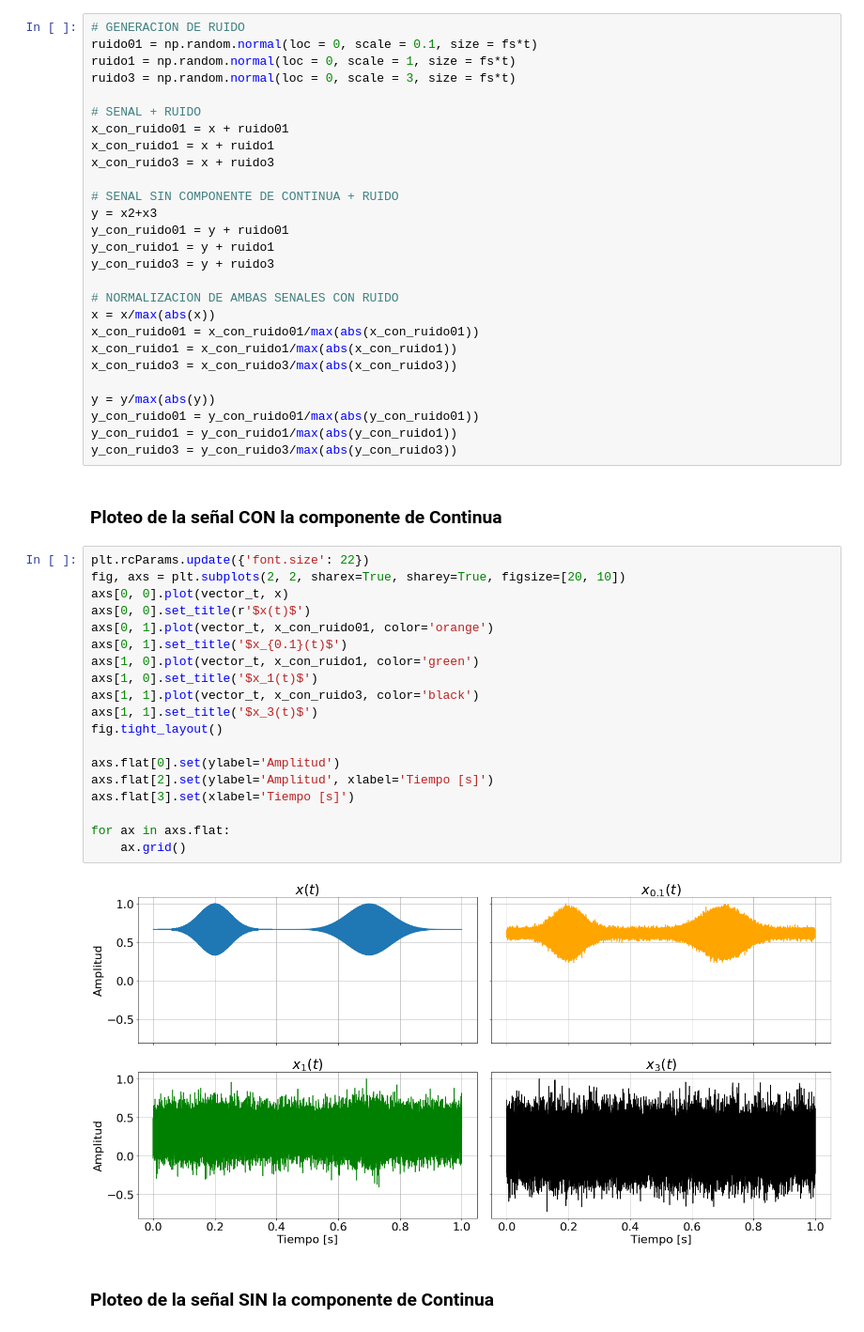
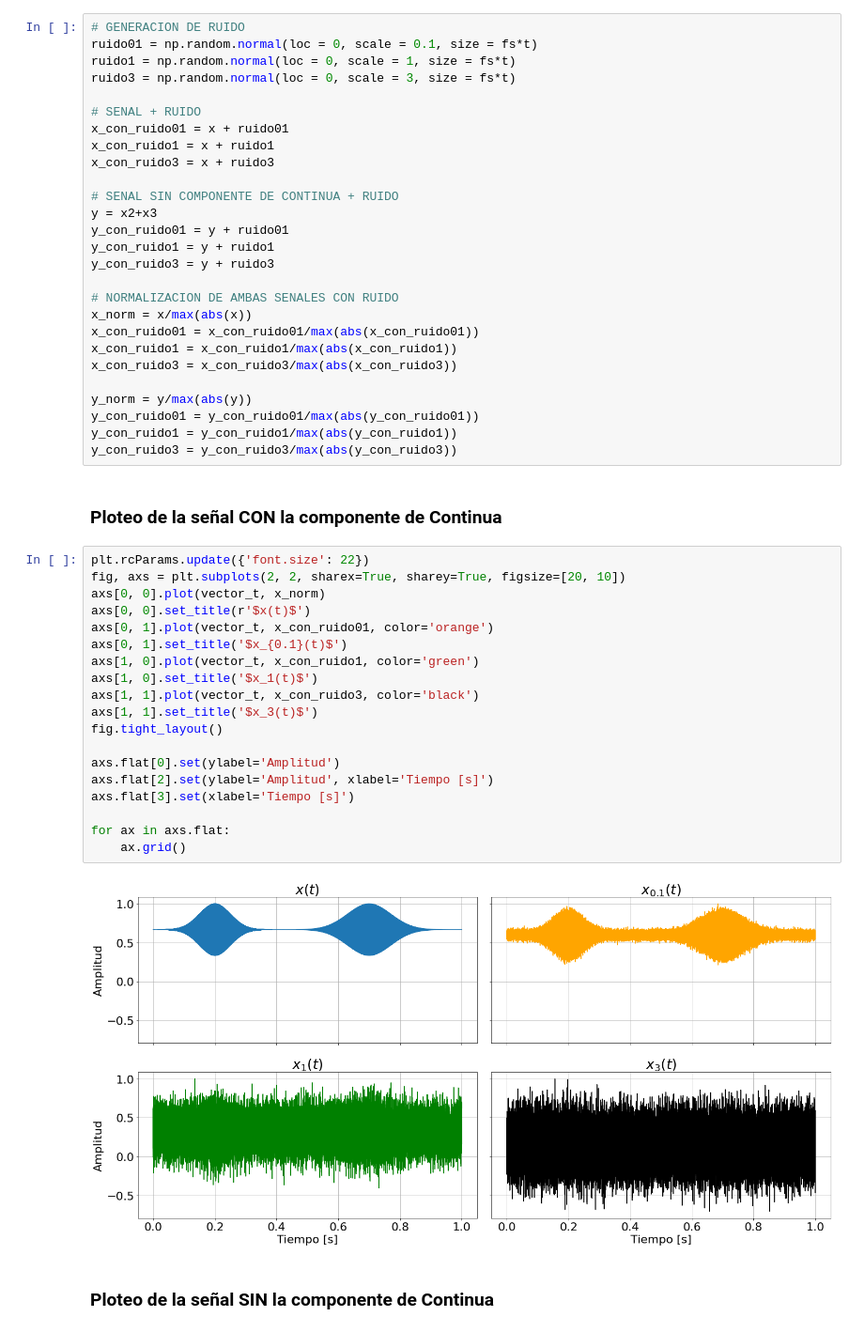
Before and after one commit to reborafs/dsp-untref, a Jupyter notebook: notebook/TP1.ipynb, the cells around one changed output. Shown at 94% size. Cells and saved outputs as stored; diff of their text form.

```diff
--- a/notebook/TP1.ipynb
+++ b/notebook/TP1.ipynb
@@ -268,12 +268,12 @@ y_con_ruido1 = y + ruido1
 y_con_ruido3 = y + ruido3
 
 # NORMALIZACION DE AMBAS SENALES CON RUIDO
-x = x/max(abs(x))
+x_norm = x/max(abs(x))
 x_con_ruido01 = x_con_ruido01/max(abs(x_con_ruido01))
 x_con_ruido1 = x_con_ruido1/max(abs(x_con_ruido1))
 x_con_ruido3 = x_con_ruido3/max(abs(x_con_ruido3))
 
-y = y/max(abs(y))
+y_norm = y/max(abs(y))
 y_con_ruido01 = y_con_ruido01/max(abs(y_con_ruido01))
 y_con_ruido1 = y_con_ruido1/max(abs(y_con_ruido1))
 y_con_ruido3 = y_con_ruido3/max(abs(y_con_ruido3))
@@ -282,24 +282,24 @@ y_con_ruido3 = y_con_ruido3/max(abs(y_con_ruido3))
 # %%
 plt.rcParams.update({'font.size': 22})
 fig, axs = plt.subplots(2, 2, sharex=True, sharey=True, figsize=[20, 10])
-axs[0, 0].plot(vector_t, x)
+axs[0, 0].plot(vector_t, x_norm)
 axs[0, 0].set_title(r'$x(t)$')
 axs[0, 1].plot(vector_t, x_con_ruido01, color='orange')
 axs[0, 1].set_title('$x_{0.1}(t)$')
 axs[1, 0].plot(vector_t, x_con_ruido1, color='green')
 axs[1, 0].set_title('$x_1(t)$')
 axs[1, 1].plot(vector_t, x_con_ruido3, color='black')
 axs[1, 1].set_title('$x_3(t)$')
 fig.tight_layout()
 
 axs.flat[0].set(ylabel='Amplitud')
 axs.flat[2].set(ylabel='Amplitud', xlabel='Tiempo [s]')
 axs.flat[3].set(xlabel='Tiempo [s]')
 
 for ax in axs.flat:
     ax.grid()
 # %% [output]
-[figure, old version]
+[figure, new version]
 # %% [markdown]
 ### Ploteo de la señal SIN la componente de Continua
 # %%
```
Also changed, not shown: parts of 8 cells of this notebook.
